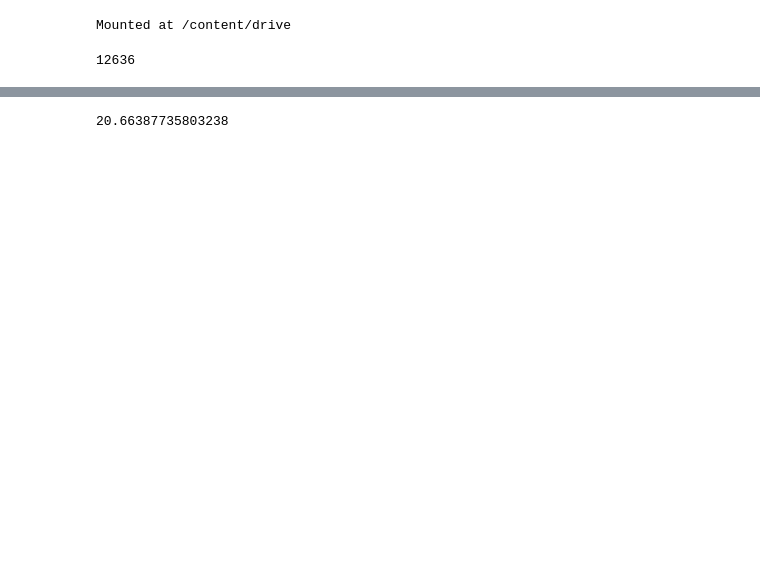
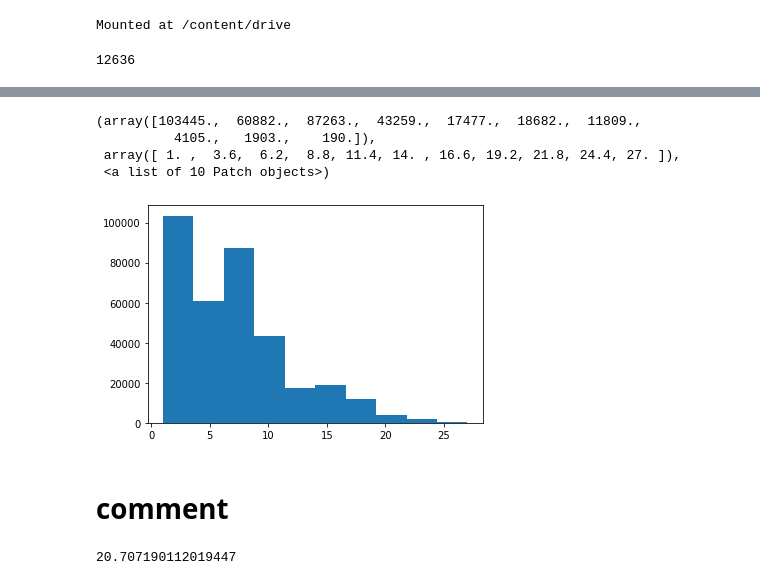
Before and after one commit to nofarmo/Learn-Chess-Commentary, a Jupyter notebook: Data/Statistics.ipynb, the cells around one changed output, grey strips where cells are left out. Saved outputs shown, nothing was run; the diff lists cells and outputs as text; code cells hidden in the pictures; blank space fills up the shorter version.

```diff
--- a/Data/Statistics.ipynb
+++ b/Data/Statistics.ipynb
@@ -74,5 +176,15 @@ for raw_data in data:
+# %%
+plt.hist(attacks_count)
+# %% [output]
+(array([103445.,  60882.,  87263.,  43259.,  17477.,  18682.,  11809.,
+          4105.,   1903.,    190.]),
+ array([ 1. ,  3.6,  6.2,  8.8, 11.4, 14. , 16.6, 19.2, 21.8, 24.4, 27. ]),
+ <a list of 10 Patch objects>)
+[figure, added]
+# %% [markdown]
+# comment
 # %%
-sum(len_comment)/350027
+sum(len_comment)/total
 # %% [output]
-20.66387735803238
+20.707190112019447
 # %%
```
Also changed, not shown: parts of 47 cells of this notebook, 2 other files.
